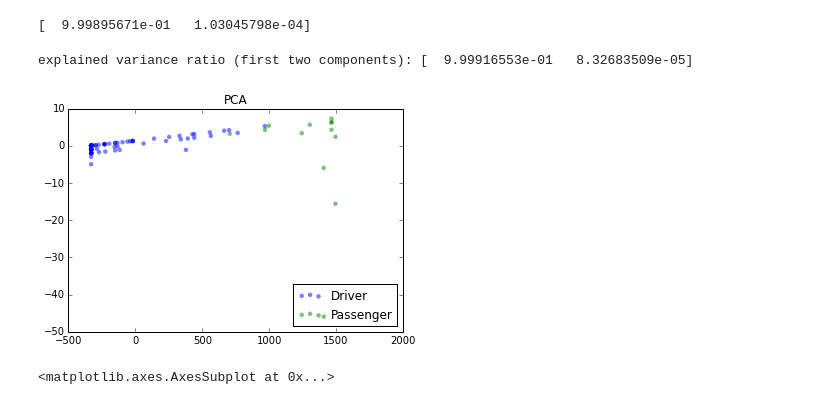
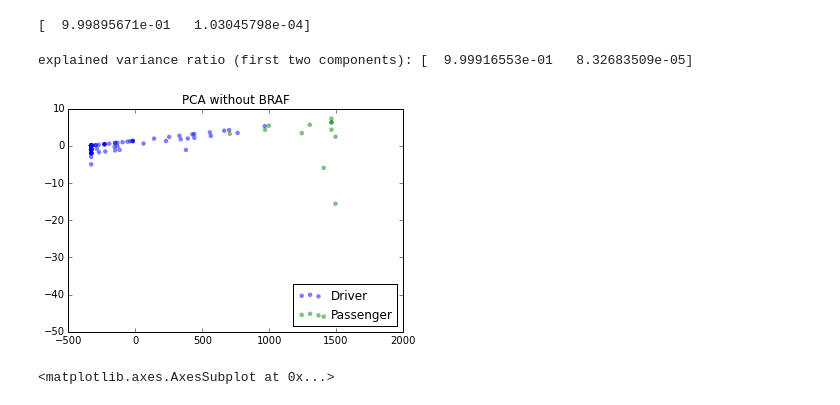
Before and after one commit to Rachelmarty20/tcga_thyroid, a Jupyter notebook: notebooks/classify_mutations.ipynb, the cells around one changed output. Cells and saved outputs as stored; diff of their text form; code cells hidden in the pictures.

Commit message:
updating figures

```diff
--- a/notebooks/classify_mutations.ipynb
+++ b/notebooks/classify_mutations.ipynb
@@ -142,24 +142,24 @@ target_names = ['Driver', 'Passenger']
 # %%
 pca = PCA(n_components=2)
 X_r = pca.fit(X).transform(X)
 
 lda = LDA(n_components=2)
 X_r2 = lda.fit(X, y).transform(X)
 
 # Percentage of variance explained for each components
 print('explained variance ratio (first two components): %s'
       % str(pca.explained_variance_ratio_))
 
 plt.figure()
 for c, i, target_name in zip("bg", [0, 1, 2], target_names):
     plt.scatter(X_r[y == i, 0], X_r[y == i, 1], c=c, alpha=0.5, label=target_name, edgecolors='none')
 plt.legend(loc=4)
-plt.title('PCA')
+plt.title('PCA without BRAF')
 
 plt.show()
 # %% [output]
 explained variance ratio (first two components): [  9.99916553e-01   8.32683509e-05]
-[figure, old version]
+[figure, new version]
 # %%
 prob_df = pd.DataFrame(probabilities)
 # %%
```
Also changed, not shown: parts of 1 cell of this notebook, 4 other files.
